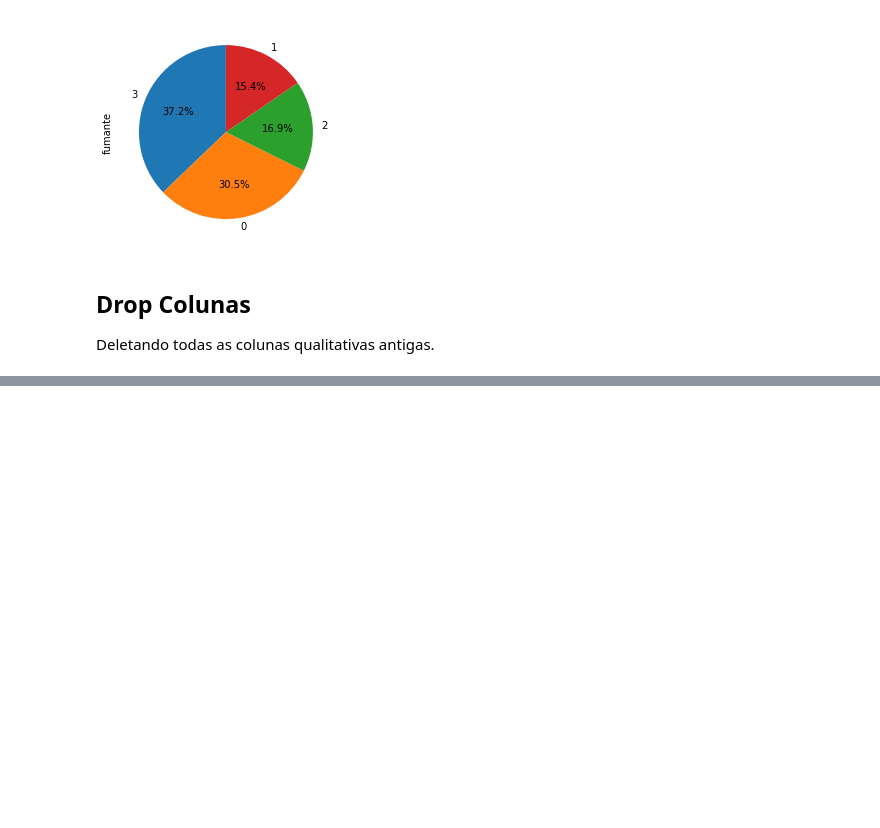
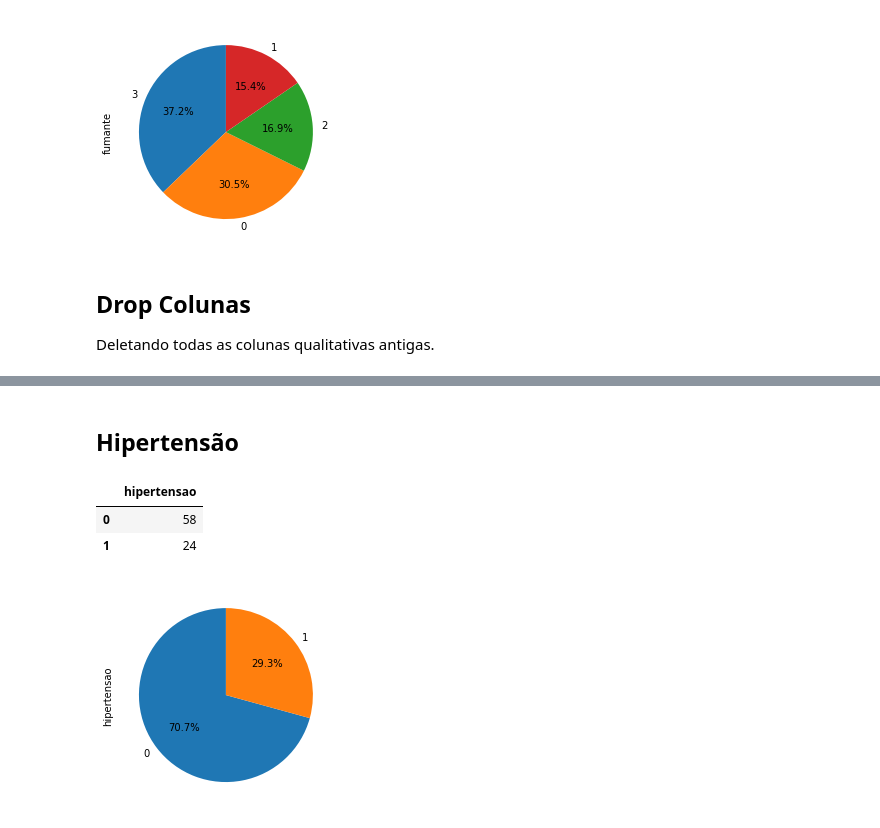
Before and after one commit to brulilika/TCC, a Jupyter notebook: Estudo.ipynb, the cells around one changed output, grey strips where cells are left out. Drawn from its saved outputs; the diff is of its cells as text; code cells hidden in the pictures; blank space fills up the shorter version.

Commit message:
Update Pacientes

```diff
--- a/Estudo.ipynb
+++ b/Estudo.ipynb
@@ -288,9 +288,9 @@ Drop Colunas
 
 Deletando todas as colunas qualitativas antigas.
 # %%
-data.drop(columns=['gender','ever_married','work_type','Residence_type',
-                   'avg_glucose_level','bmi','smoking_status','wt_vitimas'], axis =1, inplace=True)
-data.columns = ('id','idade','hipertensao','doenca_coracao','avc','genero','casamento','trabalho',
-                'residencia','glicose','imc','fumante')
+#data.drop(columns=['gender','ever_married','work_type','Residence_type',
+#                   'smoking_status'], axis =1, inplace=True)
+data.columns = ('id','idade','hipertensao','doenca_coracao','valor_glicose','valor_imc','avc','genero','casamento',
+                'trabalho','residencia','glicose','imc','fumante')
 print(data)
 # %% [output]
@@ -321,5 +323,7 @@ Selecionando para trabalhar apenas as pessoas que sofreram AVC, temos 82 pacient
 # %%
 vitimas = data[data['avc'] == 1]
-print(vitimas['avc'].count())
+print(vitimas['avc'].count()) #quantidade de pacientes
+vitimas.drop(columns=['avc'], axis=1, inplace=True)
+print(vitimas)
 # %% [output]
 82
@@ -330,0 +369,11 @@ vitimas['idade'].value_counts().plot.bar()
+# %% [markdown]
+Hipertensão
+---
+# %%
+vitimas['hipertensao'].value_counts().plot.pie(autopct='%1.1f%%',shadow=False,startangle=90)
+vitimas['hipertensao'].value_counts().to_frame()
+# %% [output]
+|  | hipertensao |
+| 0 | 58 |
+| 1 | 24 |
+[figure, added]
```
Also changed, not shown: parts of 24 cells of this notebook.
